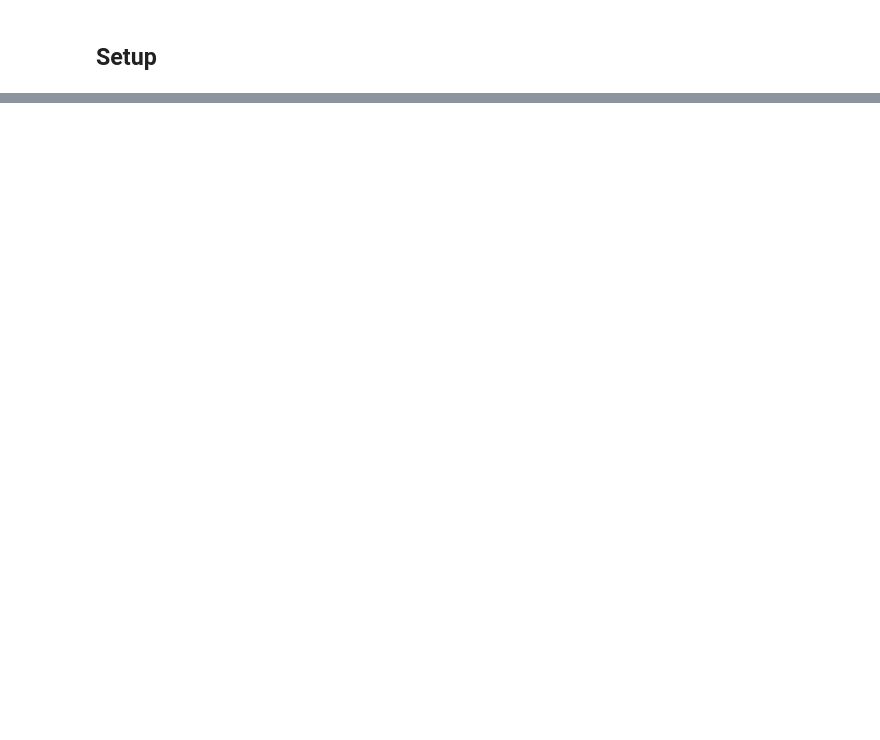
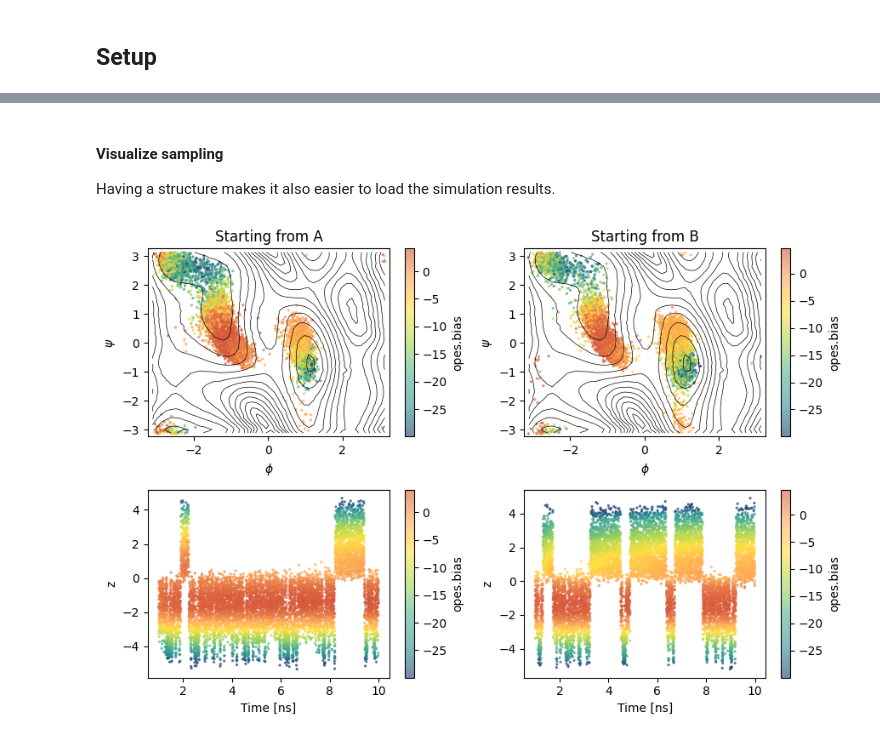
Before and after one commit to luigibonati/mlcolvar, a Jupyter notebook: docs/notebooks/examples/ex_committor.ipynb, the cells around one changed output, grey strips where cells are left out. Cells and saved outputs as stored; diff of their text form; code cells hidden in the pictures; blank space fills up the shorter version.

```diff
--- a/docs/notebooks/examples/ex_committor.ipynb
+++ b/docs/notebooks/examples/ex_committor.ipynb
@@ -209,0 +316,34 @@ plt.show()
+# %% [markdown]
+#### Visualize sampling
+Having a structure makes it also easier to load the simulation results.
+# %%
+from mlcolvar.utils.io import load_dataframe
+
+iter=0
+
+sampling = load_dataframe([f'biased_sims/iter_{iter}/A/COLVAR',
+                           f'biased_sims/iter_{iter}/B/COLVAR'],
+                           start=1000)
+
+fig, axs = plt.subplots(2,2,figsize=(9,6))
+
+for i,s in enumerate(['A', 'B']):
+    ax = axs[0, i]
+    ax.set_title(f'Starting from {s}')
+    ax.set_xlabel('$\phi$')
+    ax.set_ylabel('$\psi$')
+    cp = ax.contour(ref['bins1'], ref['bins2'], ref['fes'], 15, colors='k', linewidths=0.5)
+    temp = sampling[sampling['walker'] == i]
+    cp = ax.scatter(temp['phi'], temp['psi'], c=temp['opes.bias'], cmap='fessa',s=2, alpha=0.6)
+    plt.colorbar(cp, ax=ax, label='opes.bias')
+
+    ax = axs[1, i]
+    ax.set_xlabel('Time [ns]')
+    ax.set_ylabel('z')
+    cp = ax.scatter(temp['time']/1000, temp['z.node-0'], c=temp['opes.bias'], cmap='fessa',s=2, alpha=0.6)
+    plt.colorbar(cp, ax=ax, label='opes.bias')
+
+plt.tight_layout()
+plt.show()
+# %% [output]
+[figure, added]
```
Also changed, not shown: parts of 36 cells of this notebook.
